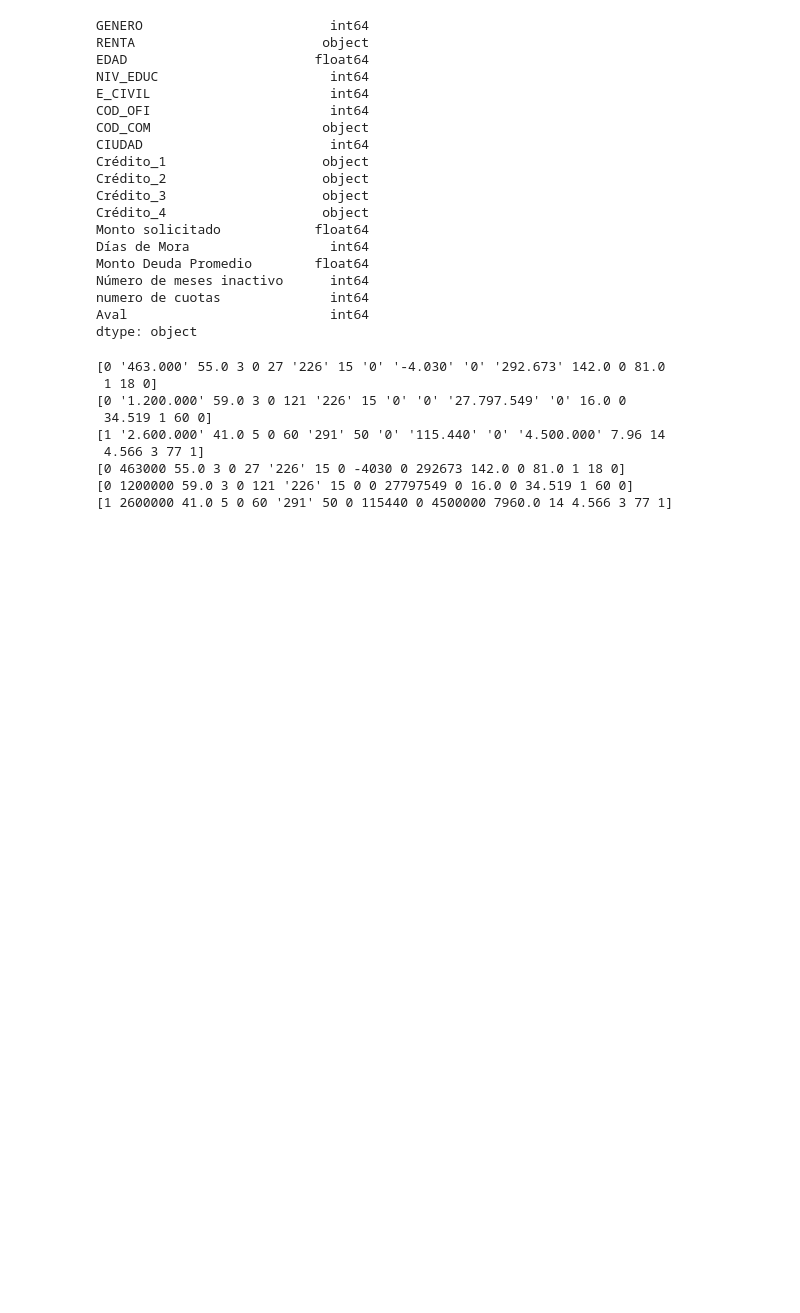
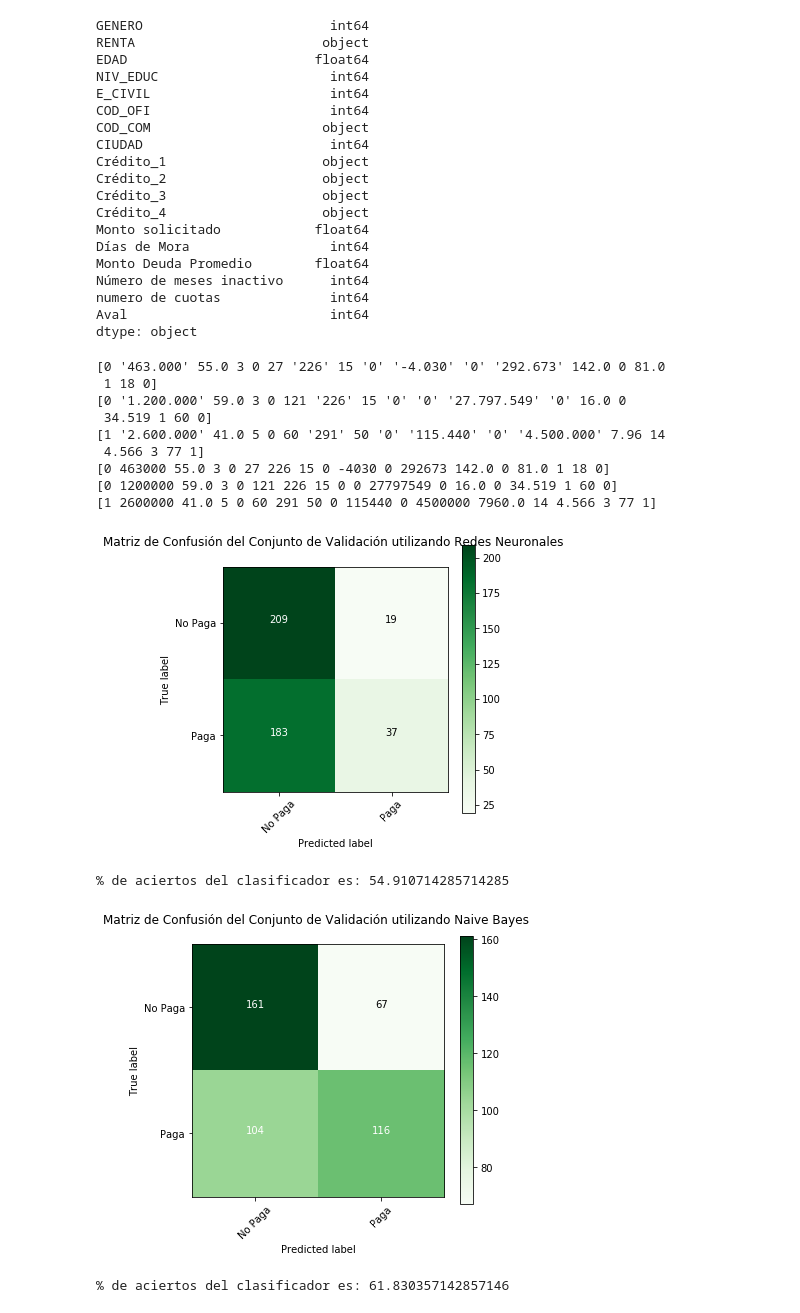
Before and after one commit to GioPais/Credit_score_project, a Jupyter notebook: Credit_score.ipynb, the cells around one changed output. Cells and saved outputs as stored; diff of their text form; code cells hidden in the pictures; blank space fills up the shorter version.

```diff
--- a/Credit_score.ipynb
+++ b/Credit_score.ipynb
@@ -497,7 +499,7 @@ numero de cuotas              int64
 Aval                          int64
 dtype: object
 # %%
-features_arr=features.values
+features_arr=features.values.copy()
 print(features_arr[0])
 print(features_arr[1])
 print(features_arr[4])
@@ -512,6 +514,10 @@ for i in range(0,len(features_arr)):
     #MONTO SoLICITADO
     if features_arr[i][12]-int(features_arr[i][12])>0.0:
         features_arr[i][12]=features_arr[i][12]*1000
+    if features_arr[i][6] != ' ':
+        features_arr[i][6]=int(features_arr[i][6])
+    else:
+        features_arr[i][6]=-1
 
 #words = [w.replace('[br]', '<br />') for w in words]
 
@@ -525,6 +531,6 @@ print(features_arr[4])
  34.519 1 60 0]
 [1 '2.600.000' 41.0 5 0 60 '291' 50 '0' '115.440' '0' '4.500.000' 7.96 14
  4.566 3 77 1]
-[0 463000 55.0 3 0 27 '226' 15 0 -4030 0 292673 142.0 0 81.0 1 18 0]
-[0 1200000 59.0 3 0 121 '226' 15 0 0 27797549 0 16.0 0 34.519 1 60 0]
-[1 2600000 41.0 5 0 60 '291' 50 0 115440 0 4500000 7960.0 14 4.566 3 77 1]
+[0 463000 55.0 3 0 27 226 15 0 -4030 0 292673 142.0 0 81.0 1 18 0]
+[0 1200000 59.0 3 0 121 226 15 0 0 27797549 0 16.0 0 34.519 1 60 0]
+[1 2600000 41.0 5 0 60 291 50 0 115440 0 4500000 7960.0 14 4.566 3 77 1]
@@ -530,0 +541,47 @@ print(features_arr[4])
+# %%
+# Primer Clasificador con Redes Neuronales
+clf1 = MLPClassifier(solver='lbfgs',activation="relu", hidden_layer_sizes = 20, early_stopping = True, validation_fraction = 0.25)
+clf1.fit(featEntVal, classEntVal)
+classPredict1 = clf1.predict(featVal)
+confusionMatrix1 = confusion_matrix(classVal, classPredict1)
+# %%
+#Segundo Clasificador con SVM
+from sklearn.preprocessing import StandardScaler
+
+sFeatEnt = StandardScaler().fit(featEnt)
+nFeatEnt = sFeatEnt.transform(featEnt)
+
+sFeatVal = StandardScaler().fit(featVal)
+nFeatVal = sFeatVal.transform(featVal)
+
+sFeatTest = StandardScaler().fit(featTest)
+nFeatTest = sFeatTest.transform(featTest)
+
+from sklearn.svm import *
+
+clf2 = LinearSVC()
+clf2.fit(nFeatEnt, classEnt)
+classPredict2 = np.argmax(clf2.decision_function(nFeatVal))
+#confusionMatrix2 = confusion_matrix(classVal, classPredict2)
+# %%
+#Tercer Clasificador con Bayes
+from sklearn.naive_bayes import GaussianNB
+clf3 = GaussianNB()
+clf3.fit(featEnt, classEnt)
+GaussianNB(priors=None)
+classPredict3 = clf3.predict(featVal)
+confusionMatrix3 = confusion_matrix(classVal, classPredict3)
+# %%
+from functions import *
+clases=['No Paga','Paga']
+plot_confusion_matrix('d',True,confusionMatrix1,clases,clases,False,'Matriz de Confusión del Conjunto de Validación utilizando Redes Neuronales \n')
+print('% de aciertos del clasificador es: '+str(np.trace(confusionMatrix1)*100/featVal.shape[0]))
+#plot_confusion_matrix('d',True,confusionMatrix2,clases,clases,False,'Matriz de Confusión del Conjunto de Validación utilizando SVM \n')
+#print('% de aciertos del clasificador es: '+str(np.trace(confusionMatrix2)*100/featVal.shape[0]))
+plot_confusion_matrix('d',True,confusionMatrix3,clases,clases,False,'Matriz de Confusión del Conjunto de Validación utilizando Naive Bayes \n')
+print('% de aciertos del clasificador es: '+str(np.trace(confusionMatrix3)*100/featVal.shape[0]))
+# %% [output]
+[figure, added]
+% de aciertos del clasificador es: 54.910714285714285
+[figure, added]
+% de aciertos del clasificador es: 61.830357142857146
```
Also changed, not shown: parts of 8 cells of this notebook.
